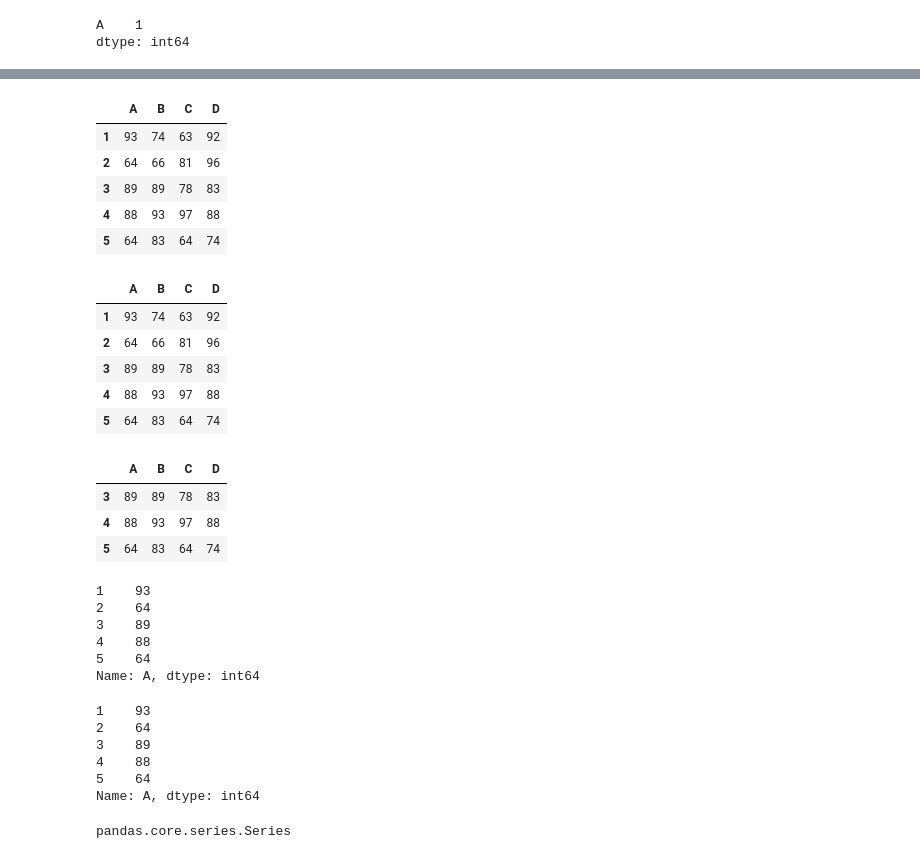
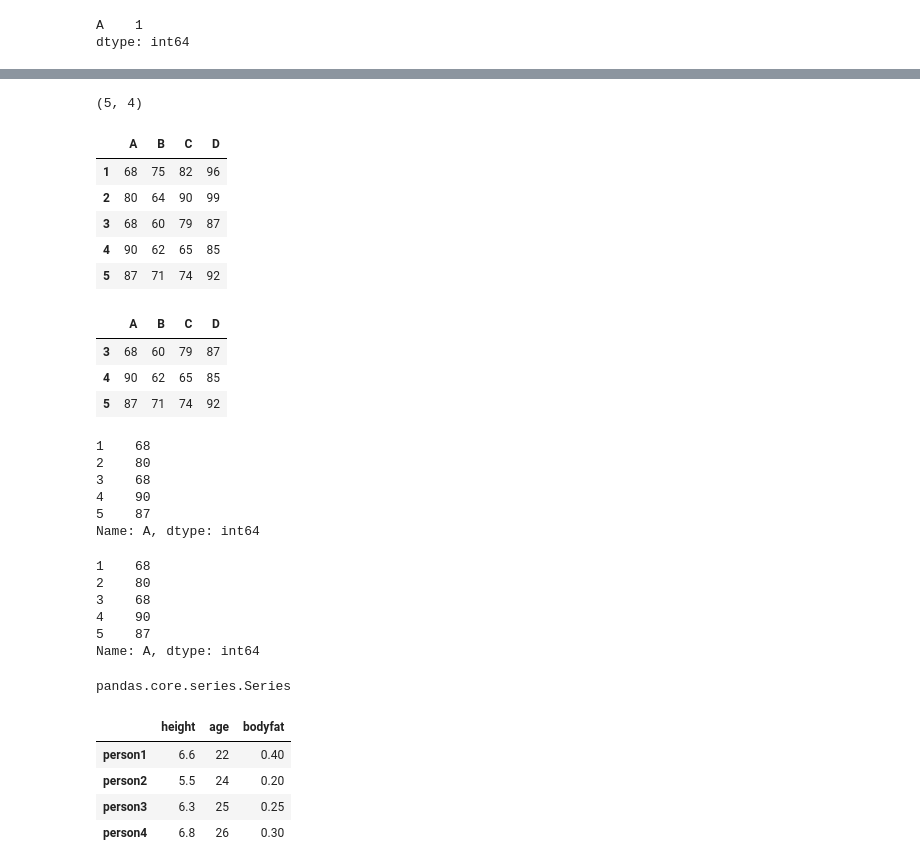
Before and after one commit to shanjiang1994/The_complete_guide_in_Python_for_DA-DS, a Jupyter notebook: 7.Pandas.ipynb, the cells around one changed output, grey strips where cells are left out. Cells and saved outputs as stored; diff of their text form; code cells hidden in the pictures.

```diff
--- a/7.Pandas.ipynb
+++ b/7.Pandas.ipynb
@@ -382,8 +466,8 @@ dtype: int64
+# %%
+df.values.shape
+# %% [output]
+(5, 4)
 # %%
-df = pd.DataFrame(np.random.randint(60,100, (5,4)), \
-                  index=[1,2,3,4,5], \
-                  columns=['A','B','C','D'])
-df
 # get first fiive rows
 df.head(5)
 
@@ -399,32 +483,41 @@ df['A']
 type(df.A)
 # %% [output]
 |  | A | B | C | D |
-| 1 | 93 | 74 | 63 | 92 |
-| 2 | 64 | 66 | 81 | 96 |
-| 3 | 89 | 89 | 78 | 83 |
-| 4 | 88 | 93 | 97 | 88 |
-| 5 | 64 | 83 | 64 | 74 |
+| 1 | 68 | 75 | 82 | 96 |
+| 2 | 80 | 64 | 90 | 99 |
+| 3 | 68 | 60 | 79 | 87 |
+| 4 | 90 | 62 | 65 | 85 |
+| 5 | 87 | 71 | 74 | 92 |
 |  | A | B | C | D |
-| 1 | 93 | 74 | 63 | 92 |
-| 2 | 64 | 66 | 81 | 96 |
-| 3 | 89 | 89 | 78 | 83 |
-| 4 | 88 | 93 | 97 | 88 |
-| 5 | 64 | 83 | 64 | 74 |
+| 3 | 68 | 60 | 79 | 87 |
+| 4 | 90 | 62 | 65 | 85 |
+| 5 | 87 | 71 | 74 | 92 |
-|  | A | B | C | D |
-| 3 | 89 | 89 | 78 | 83 |
-| 4 | 88 | 93 | 97 | 88 |
-| 5 | 64 | 83 | 64 | 74 |
-1    93
-2    64
-3    89
-4    88
-5    64
+1    68
+2    80
+3    68
+4    90
+5    87
 Name: A, dtype: int64
-1    93
-2    64
-3    89
-4    88
-5    64
+1    68
+2    80
+3    68
+4    90
+5    87
 Name: A, dtype: int64
 pandas.core.series.Series
+# %%
+# you can also define a Dataframe by using dictionary
+df = DataFrame({'height':[6.6,5.5,6.3,6.8],\
+                'age':[22,24,25,26],\
+                'bodyfat':[0.4,0.2,0.25,0.3]},
+               index = ['person1','person2','person3','person4'],
+               # columns = ['h','a',b']
+              )
+df
+# %% [output]
+|  | height | age | bodyfat |
+| person1 | 6.6 | 22 | 0.40 |
+| person2 | 5.5 | 24 | 0.20 |
+| person3 | 6.3 | 25 | 0.25 |
+| person4 | 6.8 | 26 | 0.30 |
 # %%
```
Also changed, not shown: parts of 21 cells of this notebook.
